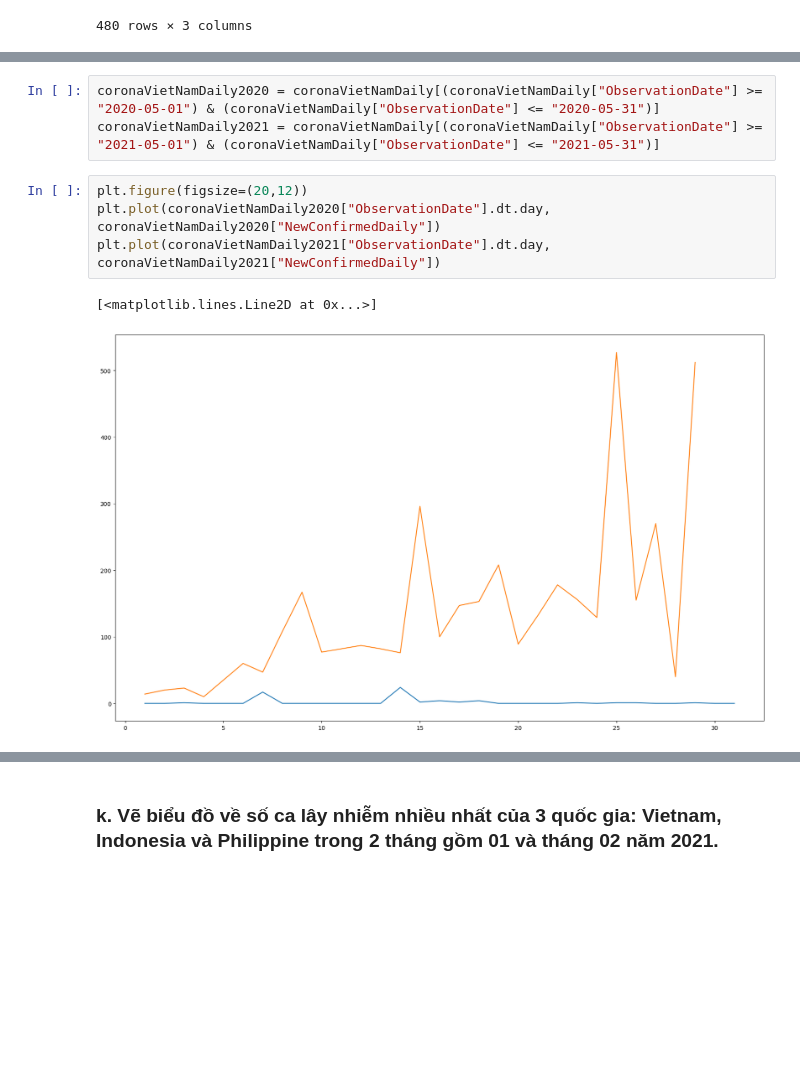
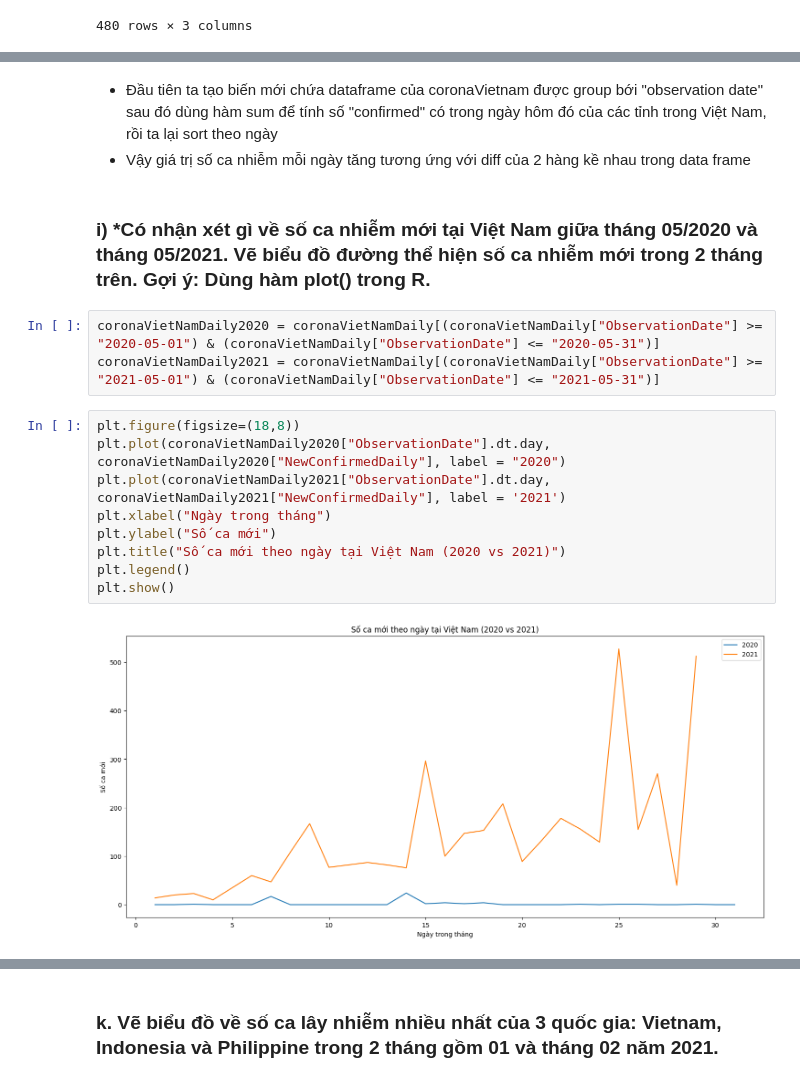
Before and after one commit to UIT-Entropy/DS108, a Jupyter notebook: Bài Tập thực Hành/Lab 1/24521436_lab01.ipynb, the cells around one changed output, grey strips where cells are left out. Drawn from its saved outputs; the diff is of its cells as text; blank space fills up the shorter version.

```diff
--- a/Bài Tập thực Hành/Lab 1/24521436_lab01.ipynb
+++ b/Bài Tập thực Hành/Lab 1/24521436_lab01.ipynb
@@ -298,10 +316,19 @@ display(coronaVietNamDaily)
+# %% [markdown]
+- Đầu tiên ta tạo biến mới chứa dataframe của coronaVietnam được group bới "observation date" sau đó dùng hàm sum để tính số "confirmed" có trong ngày hôm đó của các tỉnh trong Việt Nam, rồi ta lại sort theo ngày
+- Vậy giá trị số ca nhiễm mỗi ngày tăng tương ứng với diff của 2 hàng kề nhau trong data frame
+# %% [markdown]
+### i) *Có nhận xét gì về số ca nhiễm mới tại Việt Nam giữa tháng 05/2020 và tháng 05/2021. Vẽ biểu đồ đường thể hiện số ca nhiễm mới trong 2 tháng trên. Gợi ý: Dùng hàm plot() trong R.
 # %%
 coronaVietNamDaily2020 = coronaVietNamDaily[(coronaVietNamDaily["ObservationDate"] >= "2020-05-01") & (coronaVietNamDaily["ObservationDate"] <= "2020-05-31")]
 coronaVietNamDaily2021 = coronaVietNamDaily[(coronaVietNamDaily["ObservationDate"] >= "2021-05-01") & (coronaVietNamDaily["ObservationDate"] <= "2021-05-31")]
 # %%
-plt.figure(figsize=(20,12))
-plt.plot(coronaVietNamDaily2020["ObservationDate"].dt.day, coronaVietNamDaily2020["NewConfirmedDaily"])
-plt.plot(coronaVietNamDaily2021["ObservationDate"].dt.day, coronaVietNamDaily2021["NewConfirmedDaily"])
+plt.figure(figsize=(18,8))
+plt.plot(coronaVietNamDaily2020["ObservationDate"].dt.day, coronaVietNamDaily2020["NewConfirmedDaily"], label = "2020")
+plt.plot(coronaVietNamDaily2021["ObservationDate"].dt.day, coronaVietNamDaily2021["NewConfirmedDaily"], label = '2021')
+plt.xlabel("Ngày trong tháng")
+plt.ylabel("Số ca mới")
+plt.title("Số ca mới theo ngày tại Việt Nam (2020 vs 2021)")
+plt.legend()
+plt.show()
 # %% [output]
-[<matplotlib.lines.Line2D at 0x...>]
-[figure, old version]
+[figure, new version]
```
Also changed, not shown: parts of 10 cells of this notebook.
